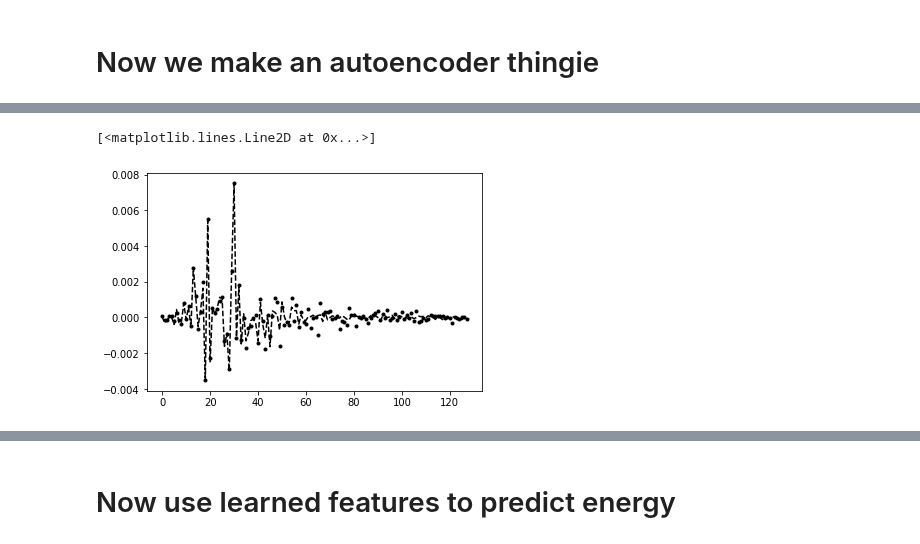
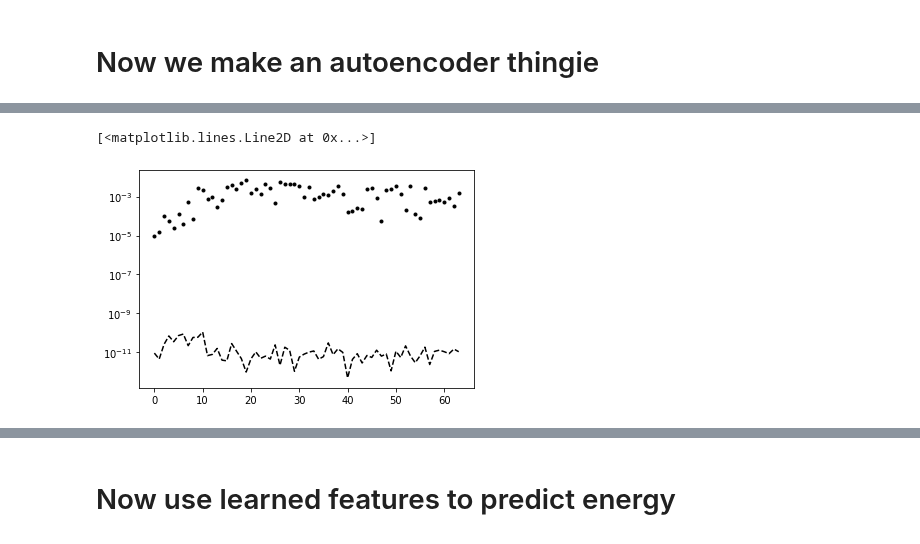
Before and after one commit to lab-cosmo/equistore-examples, a Jupyter notebook: three-center_feats.ipynb, the cells around one changed output, grey strips where cells are left out. Saved outputs shown, nothing was run; the diff lists cells and outputs as text; code cells hidden in the pictures.

```diff
--- a/three-center_feats.ipynb
+++ b/three-center_feats.ipynb
@@ -492,0 +509,7 @@ target = feats_nu12345[:,:128]
+# %%
+load_ext = True
+if load_ext:
+    e0 = -198.11364281310415
+    target = torch.tensor(np.load("data/three_center/feat_1234567_PCA.npy")[:,:64], device=device)
+    energy = torch.tensor([(f.info["energy_ha"]-e0)*27.211386 for f in aseio.read("data/three_center/boron/boron8_4000_pbeccpvdz.xyz", ":")], device=device)
+    inputs = torch.tensor(np.load("data/three_center/feat_3cnu1_PCA.npy")[:,:64], device=device)
@@ -531,2 +575,4 @@ optimizer = torch.optim.Adam(
+# %%
+structure_idx = np.concatenate([ [i]*64 for i in range(len(energy))])
 # %%
 n_epochs = 20000
@@ -612,5 +645,5 @@ Epoch: 400 Energy RMSE: train  0.0029618927516692596 test 0.005588483521145412
 # %%
 %%time
-predicted = mymodel(feats_n2nu1, triplet_samples["structure"])
-feats = mymodel.feats(feats_n2nu1, triplet_samples["structure"])
+predicted = mymodel(inputs, structure_idx)
+feats = mymodel(inputs, structure_idx)
 # %% [output]
@@ -656,8 +688,8 @@ tensor(3)
 # %%
-iframe = 72
-plt.plot(predicted[iframe].detach(),'b--')
-plt.plot(target[iframe].detach(),'b.')
-plt.plot(predicted[iframe+1].detach(), 'r--')
-plt.plot(target[iframe+1].detach(), 'r.')
+iframe = 1368//2
+plt.plot(predicted[iframe].cpu().detach(),'b--')
+plt.plot(target[iframe].cpu().detach(),'b.')
+plt.plot(predicted[iframe+1].cpu().detach(), 'r--')
+plt.plot(target[iframe+1].cpu().detach(), 'r.')
 # %% [output]
 [<matplotlib.lines.Line2D at 0x...>]
@@ -665,9 +697,9 @@ plt.plot(target[iframe+1].detach(), 'r.')
 # %%
-plt.plot((predicted[iframe].detach()-predicted[iframe+1].detach()),'k--')
-plt.plot(target[iframe].detach()-target[iframe+1].detach(), 'k.')
+plt.semilogy(np.abs(predicted[iframe].detach().cpu()-predicted[iframe+1].detach().cpu()),'k--')
+plt.semilogy(np.abs(target[iframe].detach().cpu()-target[iframe+1].detach().cpu()), 'k.')
 # %% [output]
 [<matplotlib.lines.Line2D at 0x...>]
-[figure, old version]
+[figure, new version]
 # %%
 plt.plot((feats[iframe].detach()-feats[iframe+1].detach()),'b.-')
 # %% [output]
```
Also changed, not shown: parts of 75 cells of this notebook.
